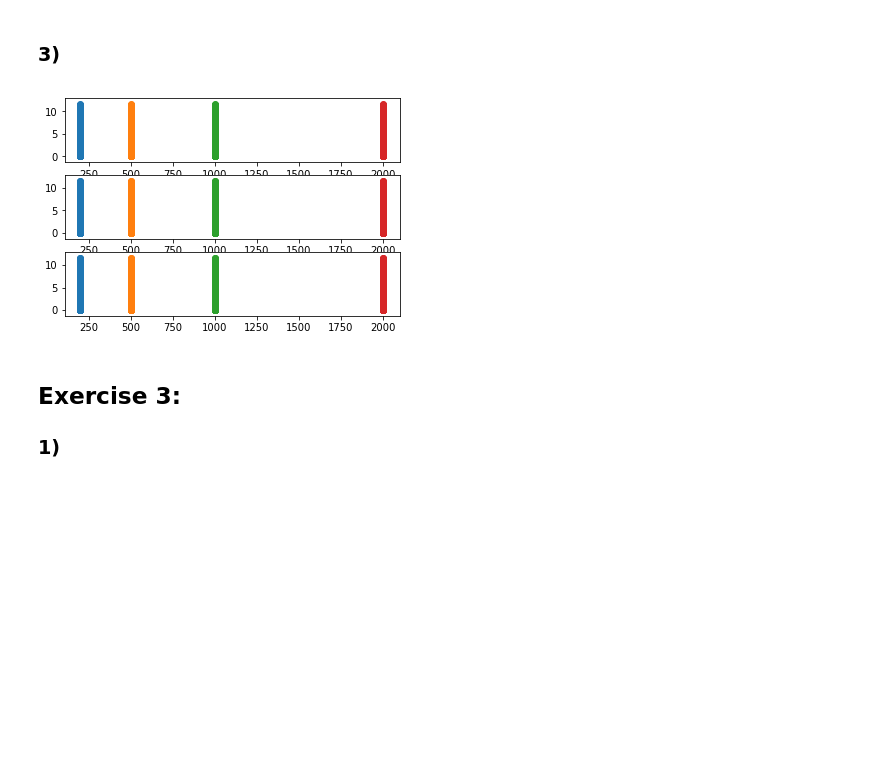
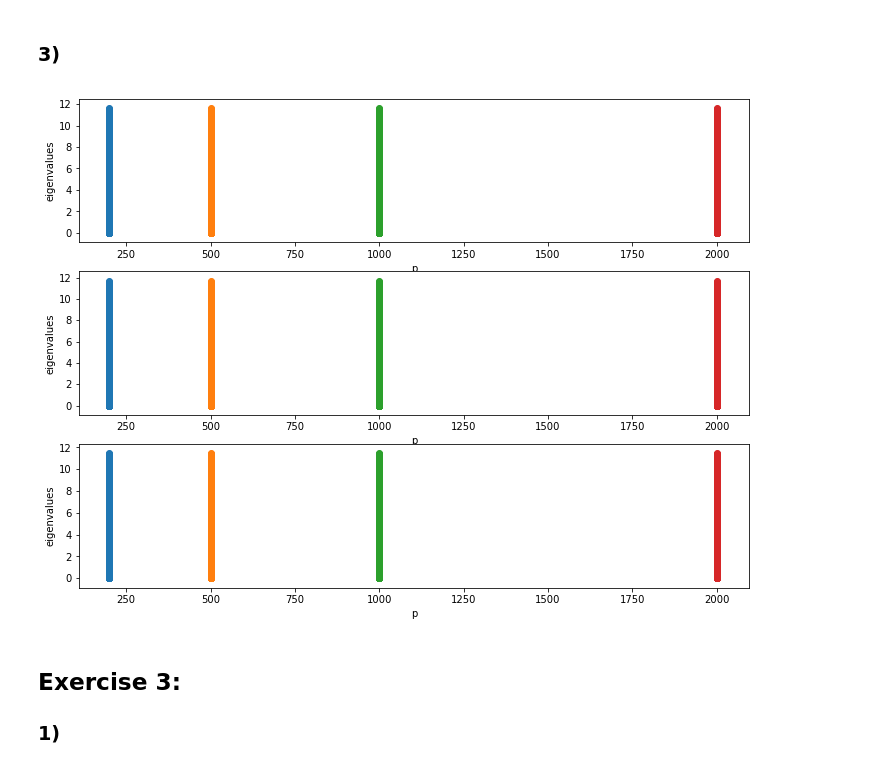
Before and after one commit to ahmed-bensaad/SVD_PCA, a Jupyter notebook: sd204_lab2_bensaad_ahmed.ipynb, the cells around one changed output. Cells and saved outputs as stored; diff of their text form; code cells hidden in the pictures; blank space fills up the shorter version.

```diff
--- a/sd204_lab2_bensaad_ahmed.ipynb
+++ b/sd204_lab2_bensaad_ahmed.ipynb
@@ -101,10 +104,18 @@ for p in P:
     plt.figure(1)
     plt.subplot(311)
     plt.scatter([p] * len(S1), S1)
+    plt.ylabel('singular values')
     plt.subplot(312)
     plt.scatter([p] * len(S2), S2)
+    plt.ylabel('singular values')
     plt.subplot(313)
     plt.scatter([p] * len(S3), S3)
+    plt.xlabel('p')
+    plt.ylabel('singular values')
 
+fig_size = [0,0]
+fig_size[0] = 12
+fig_size[1] = 9
+plt.rcParams["figure.figsize"] = fig_size
 plt.show()
 # %% [output]
@@ -114,19 +125,32 @@ plt.show()
 # %%
 for p in P:
     L1, V1 = np.linalg.eig(0.001 * np.dot(np.transpose(X1), X1))
     L2, V2 = np.linalg.eig(0.001 * np.dot(np.transpose(X2), X2))
     L3, V3 = np.linalg.eig(0.001 * np.dot(np.transpose(X3), X3))
     plt.figure(1)
     plt.subplot(311)
     plt.scatter([p] * len(L1), L1)
+    plt.xlabel('p')
+    plt.ylabel('eigenvalues')
     plt.subplot(312)
     plt.scatter([p] * len(L2), L2)
+    plt.xlabel('p')
+    plt.ylabel('eigenvalues')
     plt.subplot(313)
     plt.scatter([p] * len(L3), L3)
+    plt.xlabel('p')
+    plt.ylabel('eigenvalues')
+
+
+
+fig_size1 = [0,0]
+fig_size1[0] = 12
+fig_size1[1] = 9
+plt.rcParams["figure.figsize"] = fig_size1
 
 plt.show()
 # %% [output]
-[figure, old version]
+[figure, new version]
 # %% [markdown]
 ## Exercise 3:
 ### 1)
```
Also changed, not shown: parts of 7 cells of this notebook.
